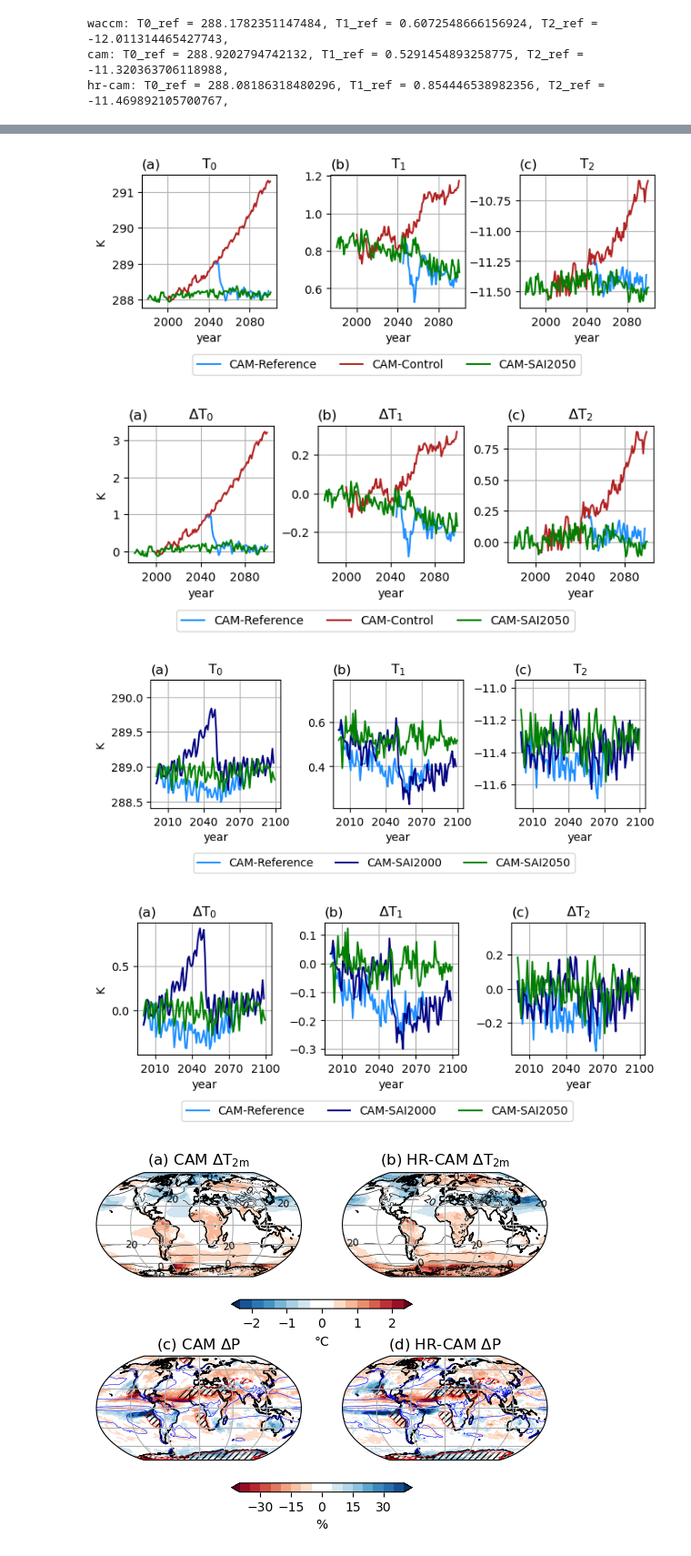
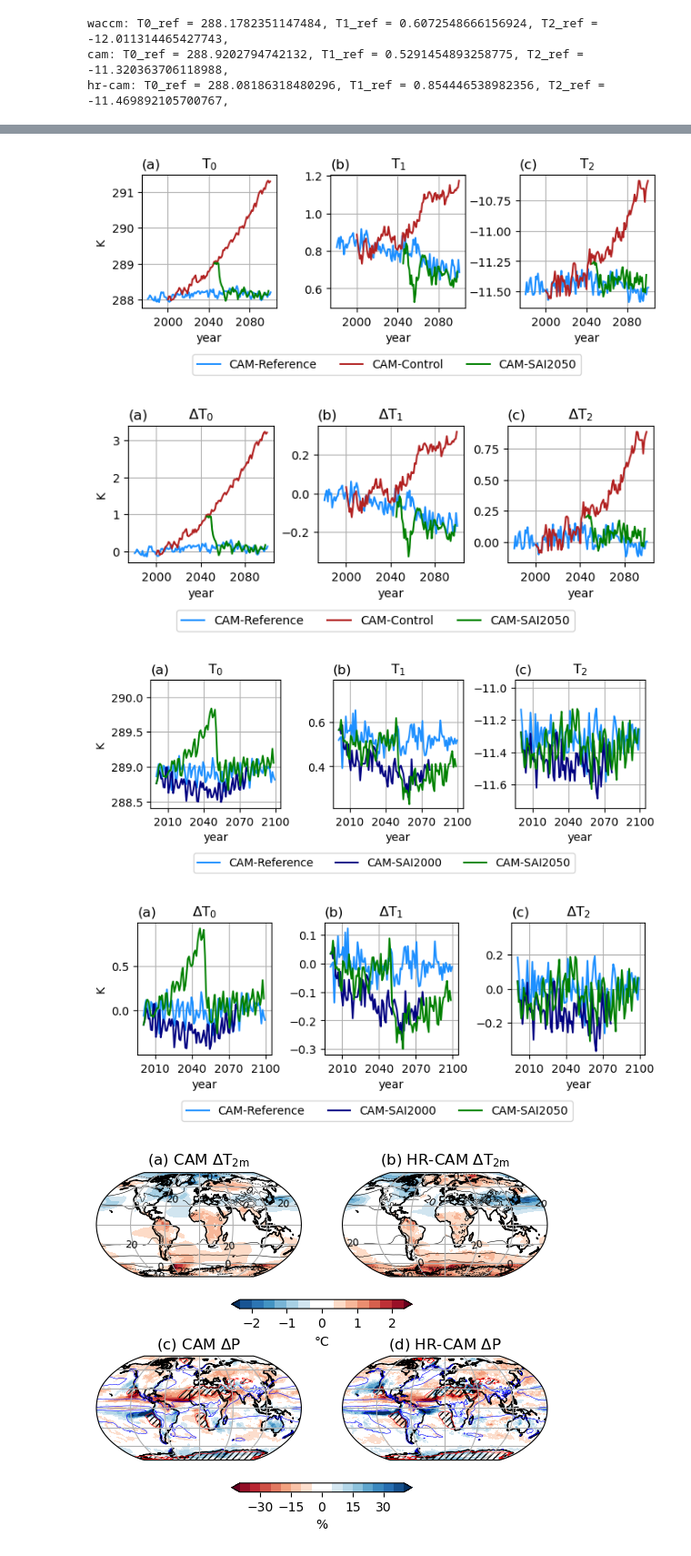
Before and after one commit to JdeJong96/CESM-CAM_SAI, a Jupyter notebook: results/CESM1.0.4results.ipynb, the cells around one changed output, grey strips where cells are left out. Shown at 91% size. Cells and saved outputs as stored; diff of their text form; code cells hidden in the pictures.

Commit message:
fix bug about ordering of lines in CESM1 Ti plots

```diff
--- a/results/CESM1.0.4results.ipynb
+++ b/results/CESM1.0.4results.ipynb
@@ -362,15 +369,16 @@ fig.savefig('figures/cesm1-waccm.T0_T1_T2.pdf', bbox_inches='tight')
 # %%
 cols = ['dodgerblue','firebrick','green']
 labels = ['CAM-Reference','CAM-Control','CAM-SAI2050']
+exps = ['spinup','control','sai2050']
 fig, ax = plt.subplots(1,3, figsize=(8,2.1), sharex=True)
 
-for e,exp in enumerate(T_mresCAM):
+for e,exp in enumerate(exps):
     (T_mresCAM[exp]['T0']).plot(ax=ax[0], label=labels[e], c=cols[e])
 
-for e,exp in enumerate(T_mresCAM):
+for e,exp in enumerate(exps):
     (T_mresCAM[exp]['T1']).plot(ax=ax[1], label=labels[e], c=cols[e])
 
-for e,exp in enumerate(T_mresCAM):
+for e,exp in enumerate(exps):
     (T_mresCAM[exp]['T2']).plot(ax=ax[2], label=labels[e], c=cols[e])
 
 ax[0].set_title(r'T$_0$'); ax[0].set_title('(a)', loc='left')
@@ -386,19 +394,20 @@ for axi in ax:
 plt.subplots_adjust(wspace=0.4)
 fig.savefig('figures/cesm1-hr.T0_T1_T2.abs.pdf', bbox_inches='tight')
 # %% [output]
-[figure, old version]
+[figure, new version]
 # %%
 cols = ['dodgerblue','firebrick','green']
 labels = ['CAM-Reference','CAM-Control','CAM-SAI2050']
+exps = ['spinup','control','sai2050']
 fig, ax = plt.subplots(1,3, figsize=(8,2.1), sharex=True)
 
-for e,exp in enumerate(T_mresCAM):
+for e,exp in enumerate(exps):
     (T_mresCAM[exp]['T0']-Tref['hr-cam']['T0']).plot(ax=ax[0], label=labels[e], c=cols[e])
 
-for e,exp in enumerate(T_mresCAM):
+for e,exp in enumerate(exps):
     (T_mresCAM[exp]['T1']-Tref['hr-cam']['T1']).plot(ax=ax[1], label=labels[e], c=cols[e])
 
-for e,exp in enumerate(T_mresCAM):
+for e,exp in enumerate(exps):
     (T_mresCAM[exp]['T2']-Tref['hr-cam']['T2']).plot(ax=ax[2], label=labels[e], c=cols[e])
 
 ax[0].set_title(r'$\Delta$T$_0$'); ax[0].set_title('(a)', loc='left')
@@ -414,20 +423,21 @@ for axi in ax:
 plt.subplots_adjust(wspace=0.3)
 fig.savefig('figures/cesm1-hr.T0_T1_T2.pdf', bbox_inches='tight')
 # %% [output]
-[figure, old version]
+[figure, new version]
 # %%
 tslice = slice('2000-01-01','2100-01-01')
 cols = ['dodgerblue','navy','green']
 labels = ['CAM-Reference','CAM-SAI2000','CAM-SAI2050']
+exps = ['spinup', 'sai2020', 'sai2050'] # sai2020 corresponds to sai2000
 fig, ax = plt.subplots(1,3, figsize=(8,2.1), sharex=True)
 
-for e,exp in enumerate(T_lresCAM):
+for e,exp in enumerate(exps):
     (T_lresCAM[exp]['T0']).sel(time=tslice).plot(ax=ax[0], label=labels[e], c=cols[e])
 
-for e,exp in enumerate(T_lresCAM):
+for e,exp in enumerate(exps):
     (T_lresCAM[exp]['T1']).sel(time=tslice).plot(ax=ax[1], label=labels[e], c=cols[e])
 
-for e,exp in enumerate(T_lresCAM):
+for e,exp in enumerate(exps):
     (T_lresCAM[exp]['T2']).sel(time=tslice).plot(ax=ax[2], label=labels[e], c=cols[e])
 
 ax[0].set_ylim([288.4,290.25])
@@ -446,39 +456,40 @@ for axi in ax:
 plt.subplots_adjust(wspace=0.4)
 fig.savefig('figures/cesm1.T0_T1_T2.abs.pdf', bbox_inches='tight')
 # %% [output]
-[figure, old version]
+[figure, new version]
 # %%
 tslice = slice('2000-01-01','2100-01-01')
 cols = ['dodgerblue','navy','green']
 labels = ['CAM-Reference','CAM-SAI2000','CAM-SAI2050']
+exps = ['spinup', 'sai2020', 'sai2050'] # sai2020 corresponds to sai2000
 fig, ax = plt.subplots(1,3, figsize=(8,2.1), sharex=True)
 
-for e,exp in enumerate(T_lresCAM):
+for e,exp in enumerate(exps):
     (T_lresCAM[exp]['T0']-Tref['cam']['T0']).sel(time=tslice).plot(ax=ax[0], label=labels[e], c=cols[e])
 
-for e,exp in enumerate(T_lresCAM):
+for e,exp in enumerate(exps):
     (T_lresCAM[exp]['T1']-Tref['cam']['T1']).sel(time=tslice).plot(ax=ax[1], label=labels[e], c=cols[e])
 
-for e,exp in enumerate(T_lresCAM):
+for e,exp in enumerate(exps):
     (T_lresCAM[exp]['T2']-Tref['cam']['T2']).sel(time=tslice).plot(ax=ax[2], label=labels[e], c=cols[e])
 
 #ax[0].set_ylim([288.4,290.25])
 #ax[1].set_ylim([0.21, 0.79])
 ax[2].set_ylim([-.39,.39])
 ax[0].set_title(r'$\Delta$T$_0$'); ax[0].set_title('(a)', loc='left')
 ax[1].set_title(r'$\Delta$T$_1$'); ax[1].set_title('(b)', loc='left')
 ax[2].set_title(r'$\Delta$T$_2$'); ax[2].set_title('(c)', loc='left')
 ax[0].set_ylabel('K')
 ax[1].set_ylabel('')
 ax[2].set_ylabel('')
 ax[0].legend(prop={'size':10}, bbox_to_anchor=(3.3, -0.3), ncols=3)
 for axi in ax:
     axi.grid()
     axi.set_xlabel('year')
 plt.subplots_adjust(wspace=0.4)
 fig.savefig('figures/cesm1.T0_T1_T2.pdf', bbox_inches='tight')
 # %% [output]
-[figure, old version]
+[figure, new version]
 # %%
 TREFHT = xr.open_dataset(Tsavefile)
 PRECT = xr.open_dataset(Psavefile)
```
Also changed, not shown: parts of 3 cells of this notebook, 6 other files.
